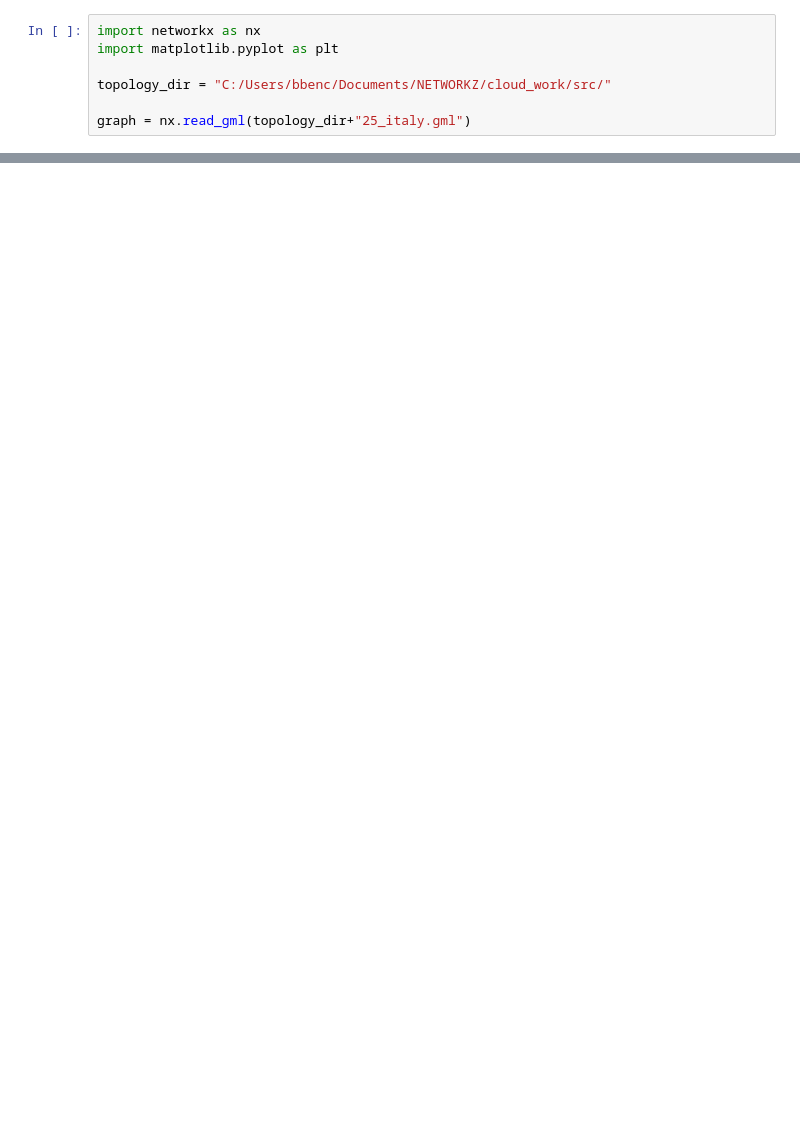
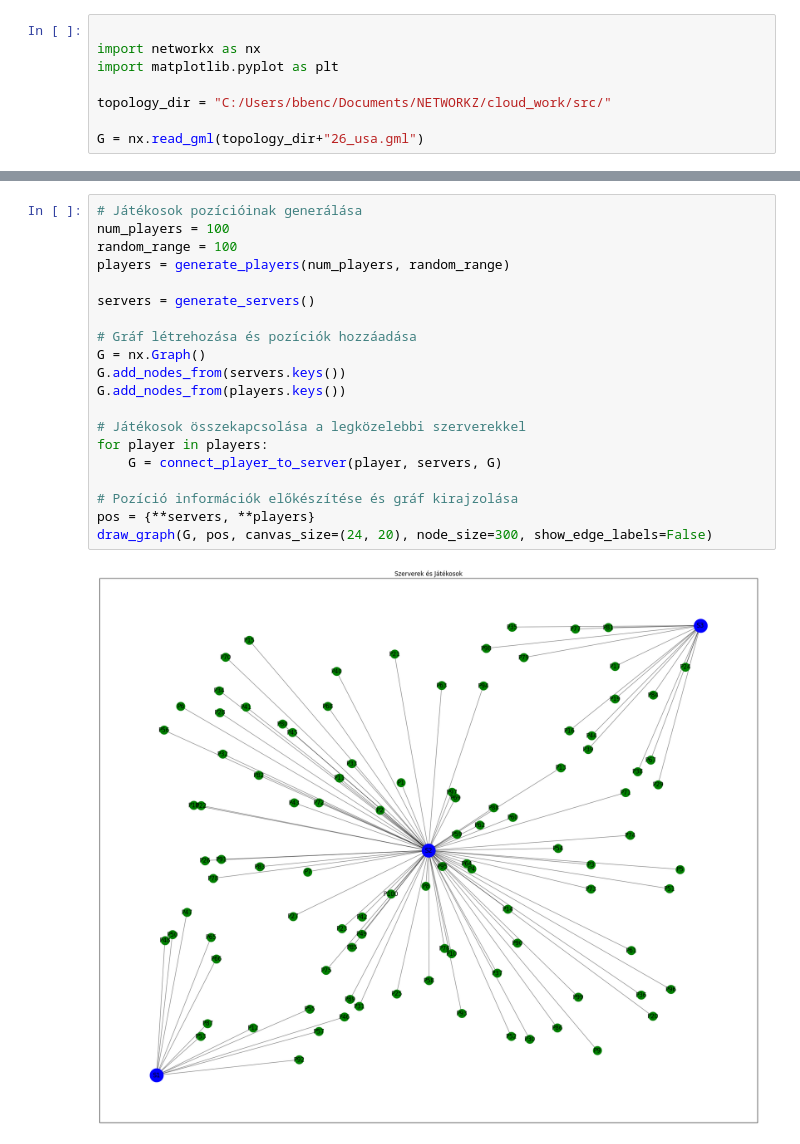
Before and after one commit to savelugi/cloud_work, a Jupyter notebook: hello.ipynb, the cells around one changed output, grey strips where cells are left out. Saved outputs shown, nothing was run; the diff lists cells and outputs as text; blank space fills up the shorter version.

```diff
--- a/hello.ipynb
+++ b/hello.ipynb
@@ -1,10 +3,11 @@
 # %%
+
 import networkx as nx
 import matplotlib.pyplot as plt
 
 topology_dir = "C:/Users/bbenc/Documents/NETWORKZ/cloud_work/src/"
 
-graph = nx.read_gml(topology_dir+"25_italy.gml")
+G = nx.read_gml(topology_dir+"26_usa.gml")
 # %%
 # Get the number of nodes and edges in the network
 num_nodes = len(graph.nodes())
@@ -58,0 +105,22 @@ plt.show()
+# %%
+# Játékosok pozícióinak generálása
+num_players = 100
+random_range = 100
+players = generate_players(num_players, random_range)
+
+servers = generate_servers()
+
+# Gráf létrehozása és pozíciók hozzáadása
+G = nx.Graph()
+G.add_nodes_from(servers.keys())
+G.add_nodes_from(players.keys())
+
+# Játékosok összekapcsolása a legközelebbi szerverekkel
+for player in players:
+    G = connect_player_to_server(player, servers, G)
+
+# Pozíció információk előkészítése és gráf kirajzolása
+pos = {**servers, **players}
+draw_graph(G, pos, canvas_size=(24, 20), node_size=300, show_edge_labels=False)
+# %% [output]
+[figure, added]
```
Also changed, not shown: parts of 6 cells of this notebook, 5 other files.
